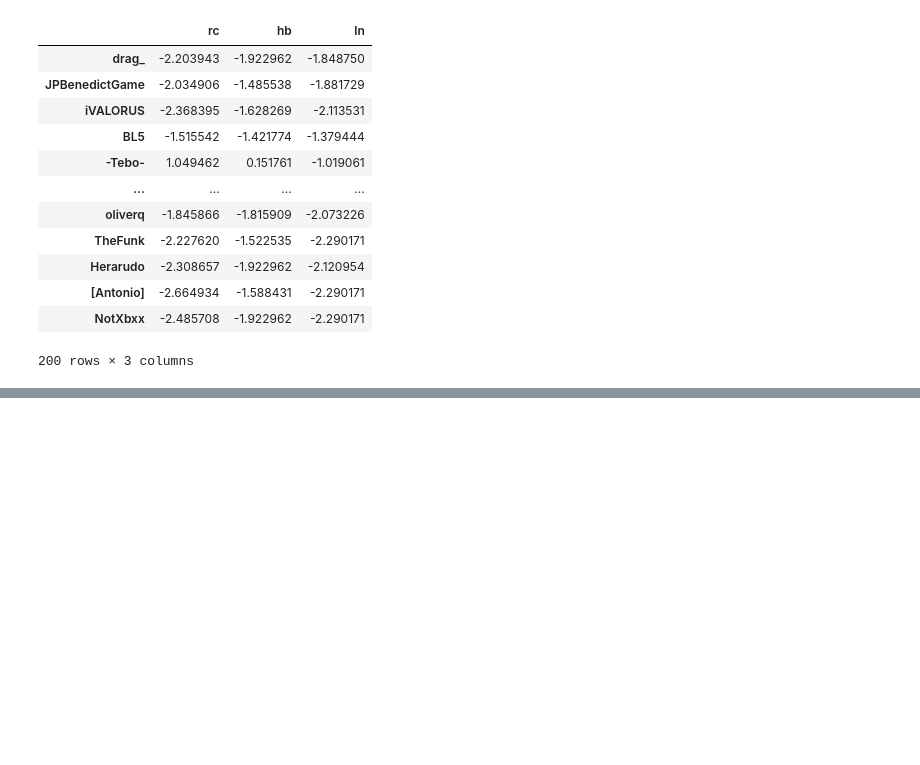
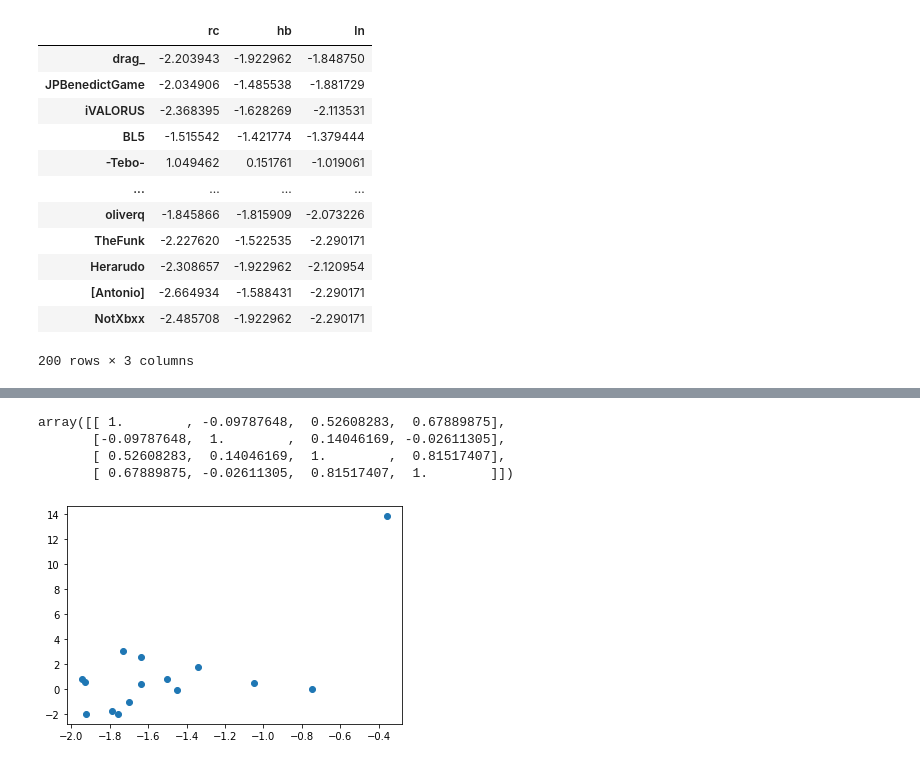
Before and after one commit to 4digitmwc/extraterrestrial-index, a Jupyter notebook: eti_soft.ipynb, the cells around one changed output, grey strips where cells are left out. Cells and saved outputs as stored; diff of their text form; code cells hidden in the pictures; blank space fills up the shorter version.

Commit message:
add soft and define skillbans

```diff
--- a/eti_soft.ipynb
+++ b/eti_soft.ipynb
@@ -273,0 +195,6 @@ See the caveats in the documentation: https://pandas.pydata.org/pandas-docs/stab
+# %%
+soft6_eti_cor = soft6_model.transform_eti(soft6_dataset)
+# %%
+soft6_eti_cor = soft6_eti_cor.loc[np.intersect1d(_4dm4_players, soft6_players)]
+# %%
+soft6_eti_cor['4dm_avg'] = eti_cats['avg'].loc[np.intersect1d(_4dm4_players, soft6_players)]
@@ -273,0 +220,14 @@ See the caveats in the documentation: https://pandas.pydata.org/pandas-docs/stab
+# %%
+np.corrcoef(soft6_eti_cor.values.T)
+# %% [output]
+array([[ 1.        , -0.09787648,  0.52608283,  0.67889875],
+       [-0.09787648,  1.        ,  0.14046169, -0.02611305],
+       [ 0.52608283,  0.14046169,  1.        ,  0.81517407],
+       [ 0.67889875, -0.02611305,  0.81517407,  1.        ]])
+# %%
+def plot_soft6_vs_4dm4(cat):
+    plt.scatter(soft6_eti_cor[cat], soft6_eti_cor['4dm_avg'])
+# %%
+plot_soft6_vs_4dm4('RC')
+# %% [output]
+[figure, added]
```
Also changed, not shown: parts of 36 cells of this notebook, 3 other files.
